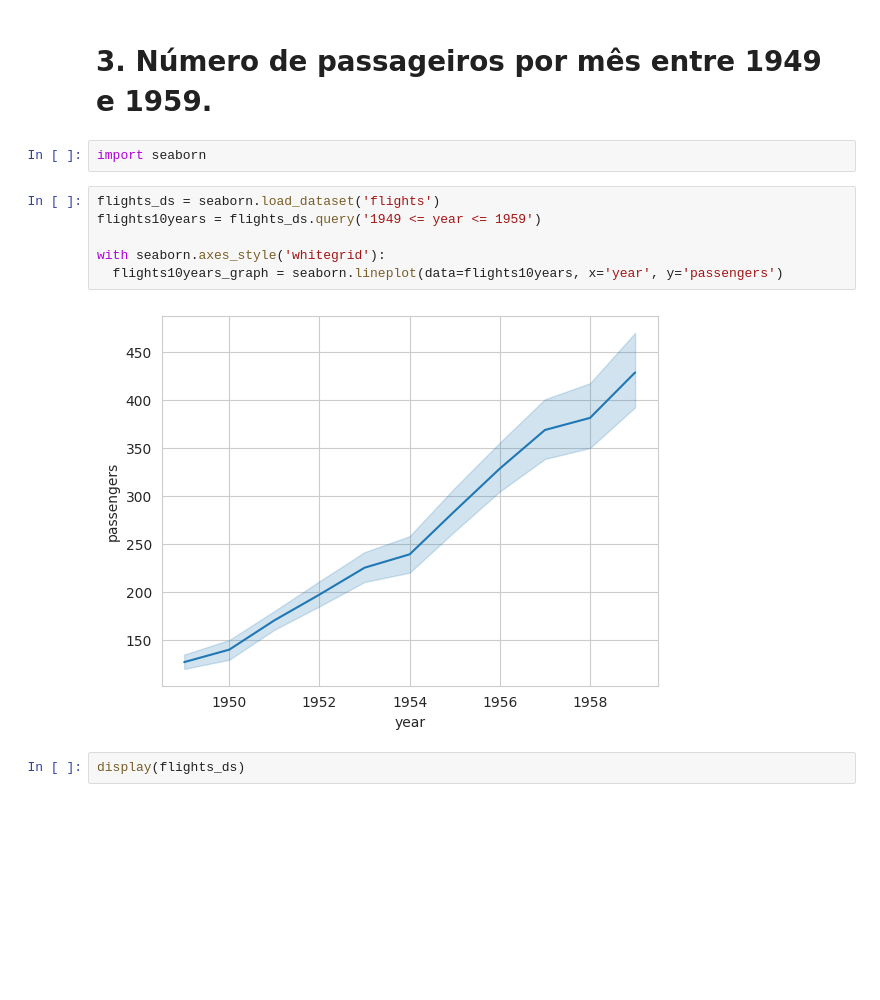
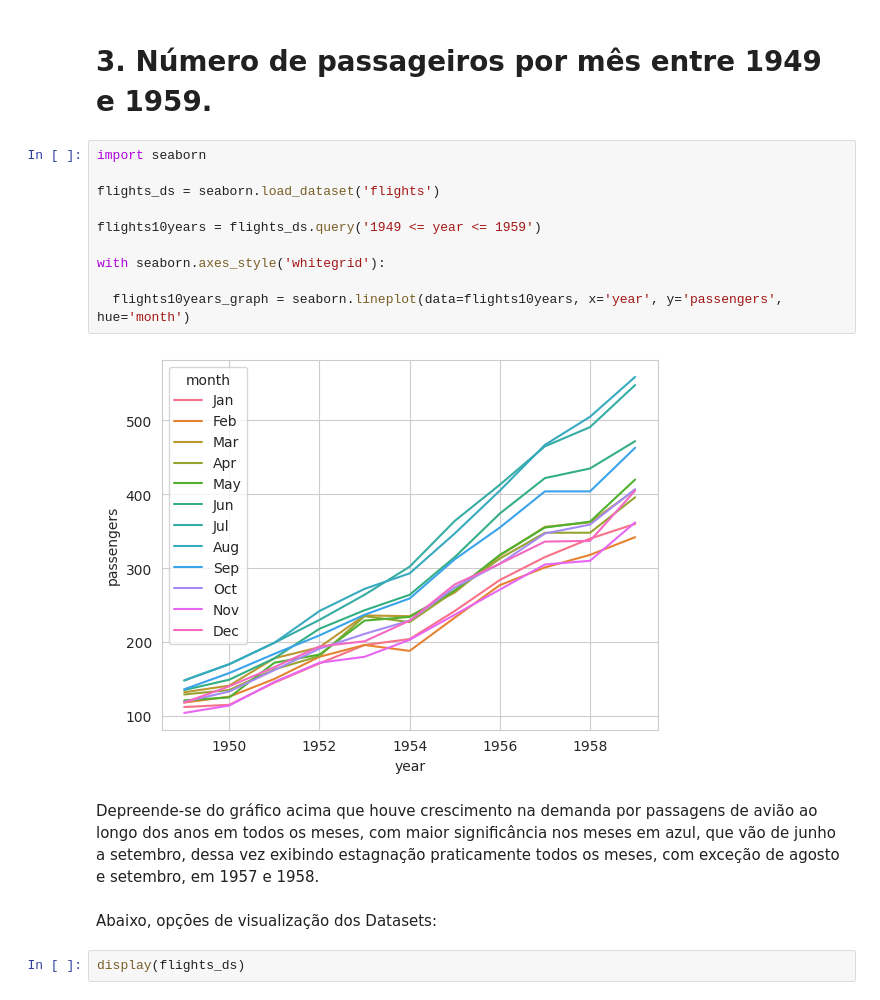
Before and after one commit to freirefellipe/ebac, a Jupyter notebook: MOD14-resolvido.ipynb, the cells around one changed output. Saved outputs shown, nothing was run; the diff lists cells and outputs as text; blank space fills up the shorter version.

```diff
--- a/MOD14-resolvido.ipynb
+++ b/MOD14-resolvido.ipynb
@@ -61,15 +99,21 @@ display(flights_dec_ds)
 # %% [markdown]
 # 3. Número de passageiros por mês entre 1949 e 1959.
-# %%
-import seaborn
 # %%
+import seaborn
+
 flights_ds = seaborn.load_dataset('flights')
+
 flights10years = flights_ds.query('1949 <= year <= 1959')
 
 with seaborn.axes_style('whitegrid'):
-  flights10years_graph = seaborn.lineplot(data=flights10years, x='year', y='passengers')
+
+  flights10years_graph = seaborn.lineplot(data=flights10years, x='year', y='passengers', hue='month')
 # %% [output]
-[figure, old version]
+[figure, new version]
+# %% [markdown]
+Depreende-se do gráfico acima que houve crescimento na demanda por passagens de avião ao longo dos anos em todos os meses, com maior significância nos meses em azul, que vão de junho a setembro, dessa vez exibindo estagnação praticamente todos os meses, com exceção de agosto e setembro, em 1957 e 1958.
+# %% [markdown]
+Abaixo, opções de visualização dos Datasets:
 # %%
 display(flights_ds)
 # %% [output]
```
Also changed, not shown: parts of 14 cells of this notebook.
